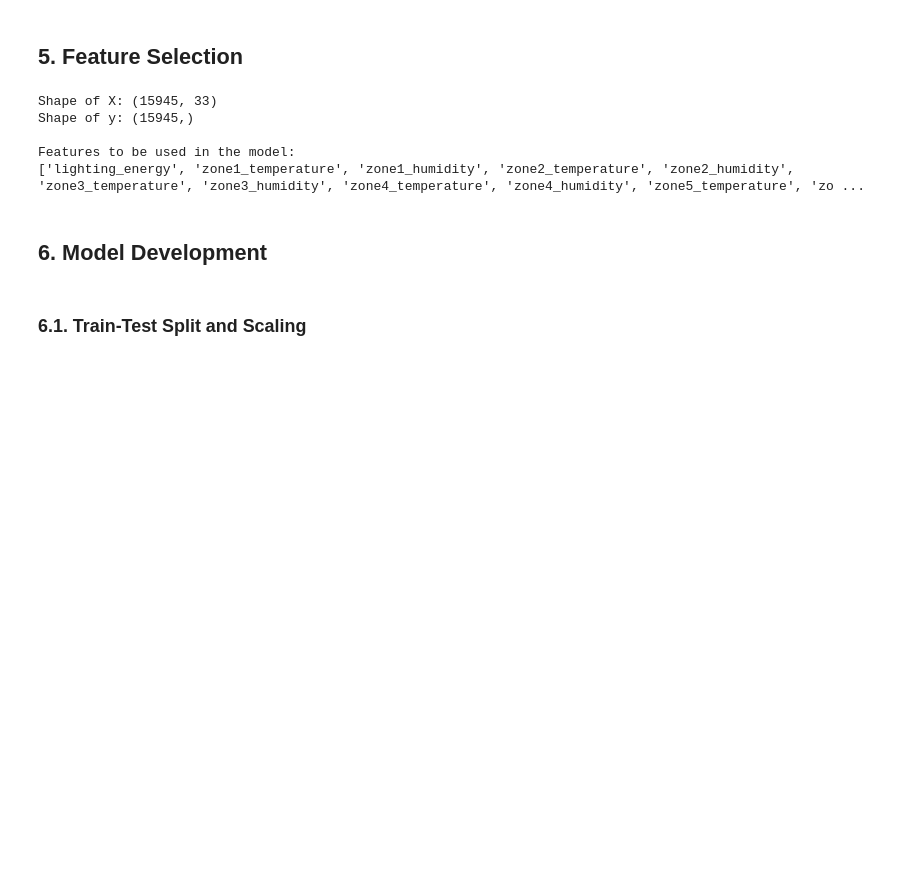
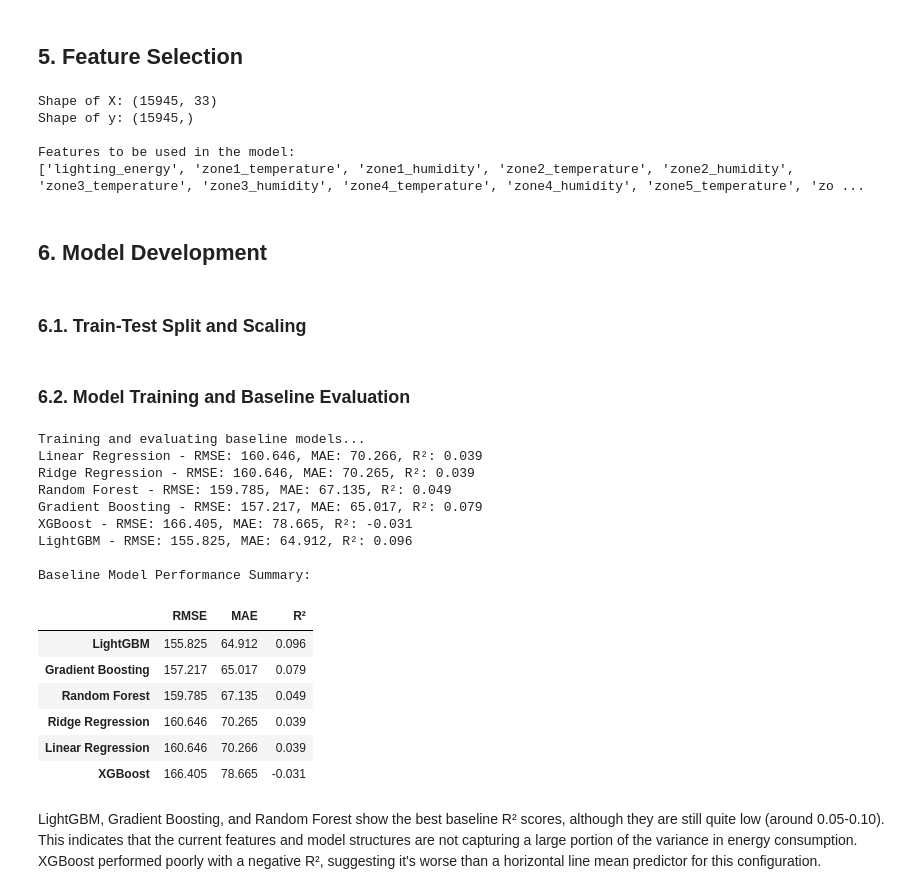
Before and after one commit to vaibhav7k/DS-Intern-Assignment-Vaibhav_Waghmare, a Jupyter notebook: SmartFactoryEnergyPrediction.ipynb, the cells around one changed output. Cells and saved outputs as stored; diff of their text form; code cells hidden in the pictures; blank space fills up the shorter version.

Commit message:
Train and evaluate baseline regression models

```diff
--- a/SmartFactoryEnergyPrediction.ipynb
+++ b/SmartFactoryEnergyPrediction.ipynb
@@ -358,3 +358,51 @@ X_train, X_test, y_train, y_test = train_test_split(X, y, test_size=0.2, random_
 scaler = StandardScaler()
 X_train_scaled = scaler.fit_transform(X_train)
 X_test_scaled = scaler.transform(X_test)
+# %% [markdown]
+### 6.2. Model Training and Baseline Evaluation
+# %%
+models = {
+    "Linear Regression": LinearRegression(),
+    "Ridge Regression": Ridge(random_state=42),
+    "Random Forest": RandomForestRegressor(random_state=42, n_jobs=-1),
+    "Gradient Boosting": GradientBoostingRegressor(random_state=42),
+    "XGBoost": xgb.XGBRegressor(random_state=42, n_jobs=-1),
+    "LightGBM": lgb.LGBMRegressor(random_state=42, n_jobs=-1, verbosity=-1)
+}
+
+results = {}
+
+print("Training and evaluating baseline models...")
+for name, model in models.items():
+    model.fit(X_train_scaled, y_train)
+    y_pred = model.predict(X_test_scaled)
+
+    rmse = np.sqrt(mean_squared_error(y_test, y_pred))
+    mae = mean_absolute_error(y_test, y_pred)
+    r2 = r2_score(y_test, y_pred)
+
+    results[name] = {"RMSE": rmse, "MAE": mae, "R²": r2}
+    print(f"{name} - RMSE: {rmse:.3f}, MAE: {mae:.3f}, R²: {r2:.3f}")
+
+results_df = pd.DataFrame(results).T.sort_values(by="R²", ascending=False)
+print("\nBaseline Model Performance Summary:")
+display(results_df)
+# %% [output]
+Training and evaluating baseline models...
+Linear Regression - RMSE: 160.646, MAE: 70.266, R²: 0.039
+Ridge Regression - RMSE: 160.646, MAE: 70.265, R²: 0.039
+Random Forest - RMSE: 159.785, MAE: 67.135, R²: 0.049
+Gradient Boosting - RMSE: 157.217, MAE: 65.017, R²: 0.079
+XGBoost - RMSE: 166.405, MAE: 78.665, R²: -0.031
+LightGBM - RMSE: 155.825, MAE: 64.912, R²: 0.096
+
+Baseline Model Performance Summary:
+|  | RMSE | MAE | R² |
+| LightGBM | 155.825 | 64.912 | 0.096 |
+| Gradient Boosting | 157.217 | 65.017 | 0.079 |
+| Random Forest | 159.785 | 67.135 | 0.049 |
+| Ridge Regression | 160.646 | 70.265 | 0.039 |
+| Linear Regression | 160.646 | 70.266 | 0.039 |
+| XGBoost | 166.405 | 78.665 | -0.031 |
+# %% [markdown]
+LightGBM, Gradient Boosting, and Random Forest show the best baseline R² scores, although they are still quite low (around 0.05-0.10). This indicates that the current features and model structures are not capturing a large portion of the variance in energy consumption. XGBoost performed poorly with a negative R², suggesting it's worse than a horizontal line mean predictor for this configuration.
```
